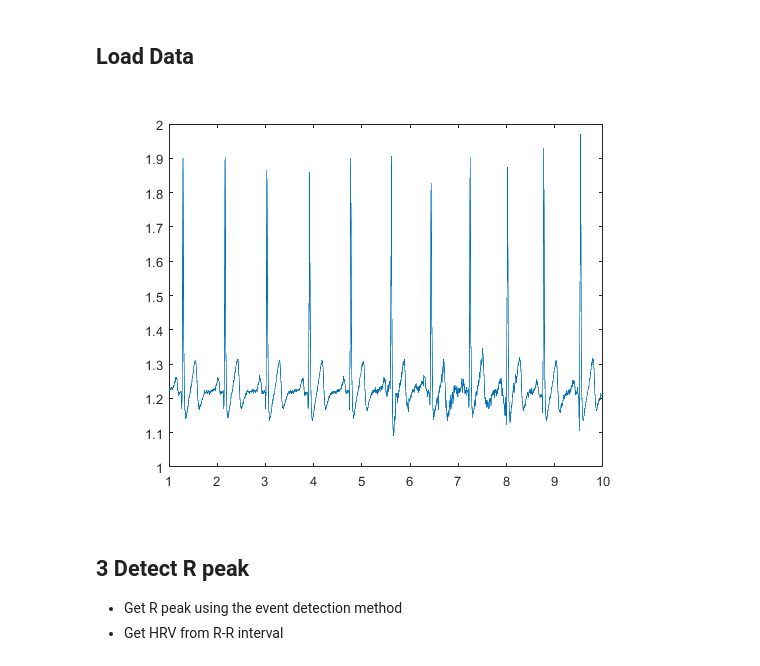
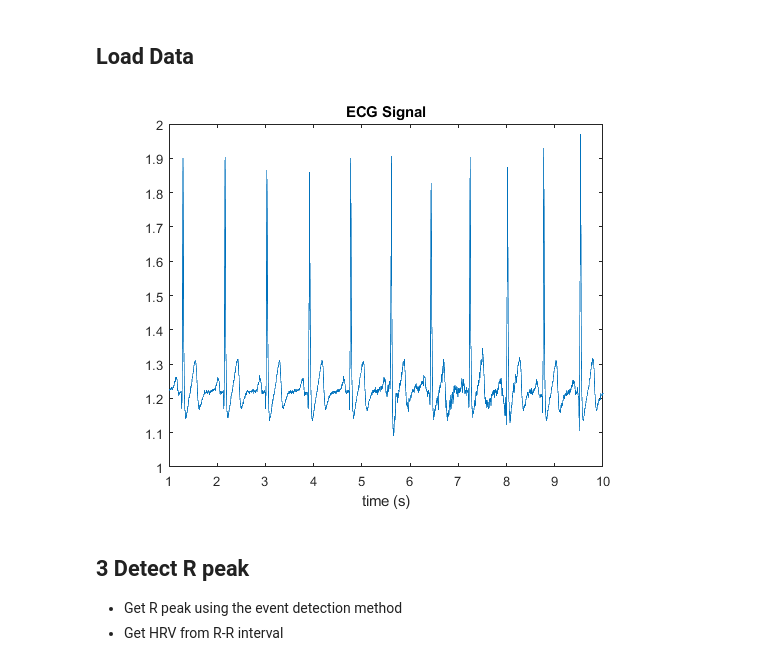
Before and after one commit to zht007/matlab_vs_numpy, a Jupyter notebook: 04_Fourier_transform/ECG_data_analysis_FFT_and_welch_method_matlab.ipynb, the cells around one changed output. Cells and saved outputs as stored; diff of their text form; code cells hidden in the pictures.

```diff
--- a/04_Fourier_transform/ECG_data_analysis_FFT_and_welch_method_matlab.ipynb
+++ b/04_Fourier_transform/ECG_data_analysis_FFT_and_welch_method_matlab.ipynb
@@ -11,15 +11,17 @@ segmentNo=20; % for Welch method
 # %% [markdown]
 ## Load Data
 # %%
-%% load ECT data
+%% load ECG data
 load('ECG_500SampleRate.txt')
 data=ECG_500SampleRate;
 clear ECG_500SampleRate
 
 N=length(data);
 figure,plot([1:N]/samplerate,data),xlim([1 10])
+xlabel('time (s)')
+title('ECG Signal')
 # %% [output]
-[figure, old version]
+[figure, new version]
 # %% [markdown]
 ## 3 Detect R peak
 
```
Also changed, not shown: parts of 2 cells of this notebook, 1 other file.
